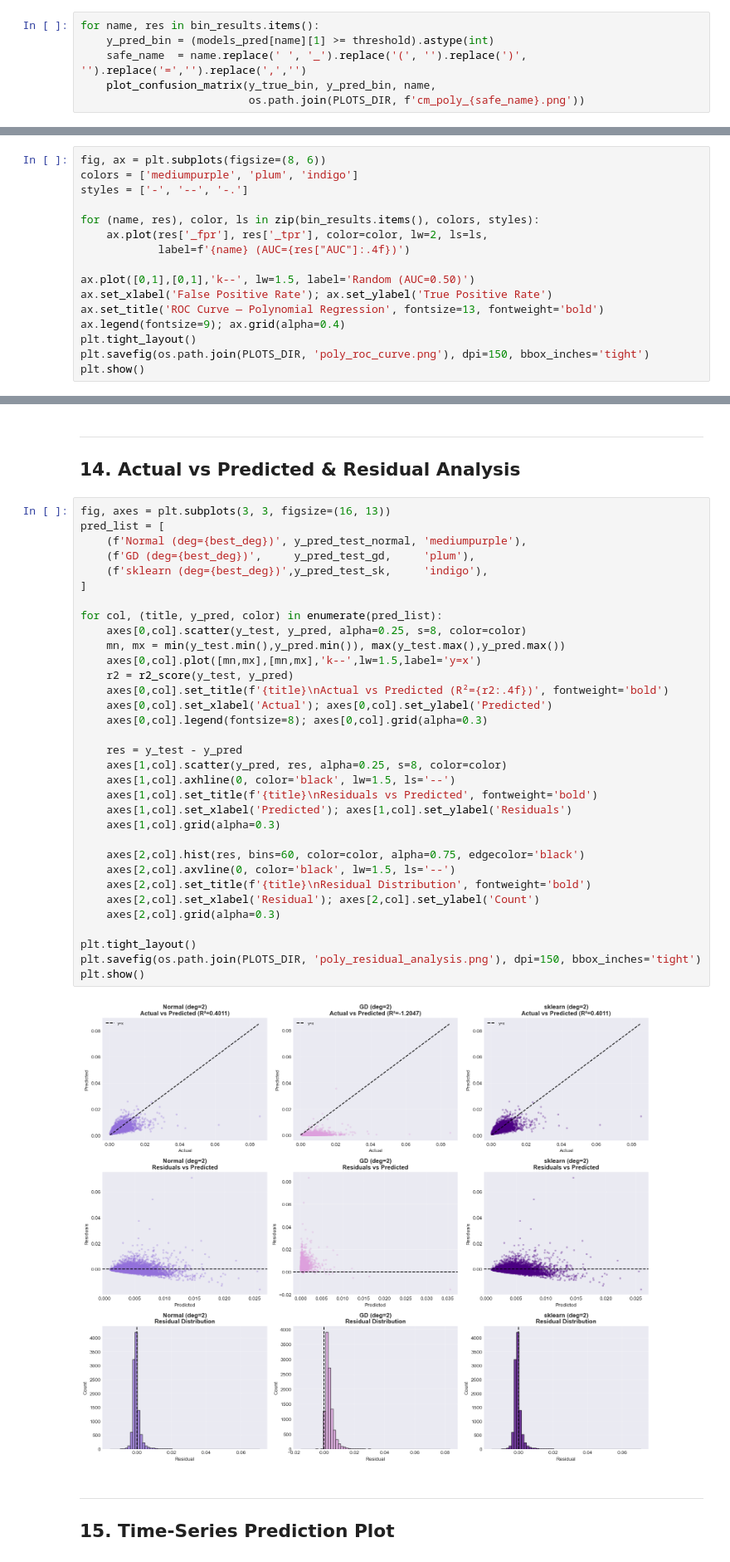
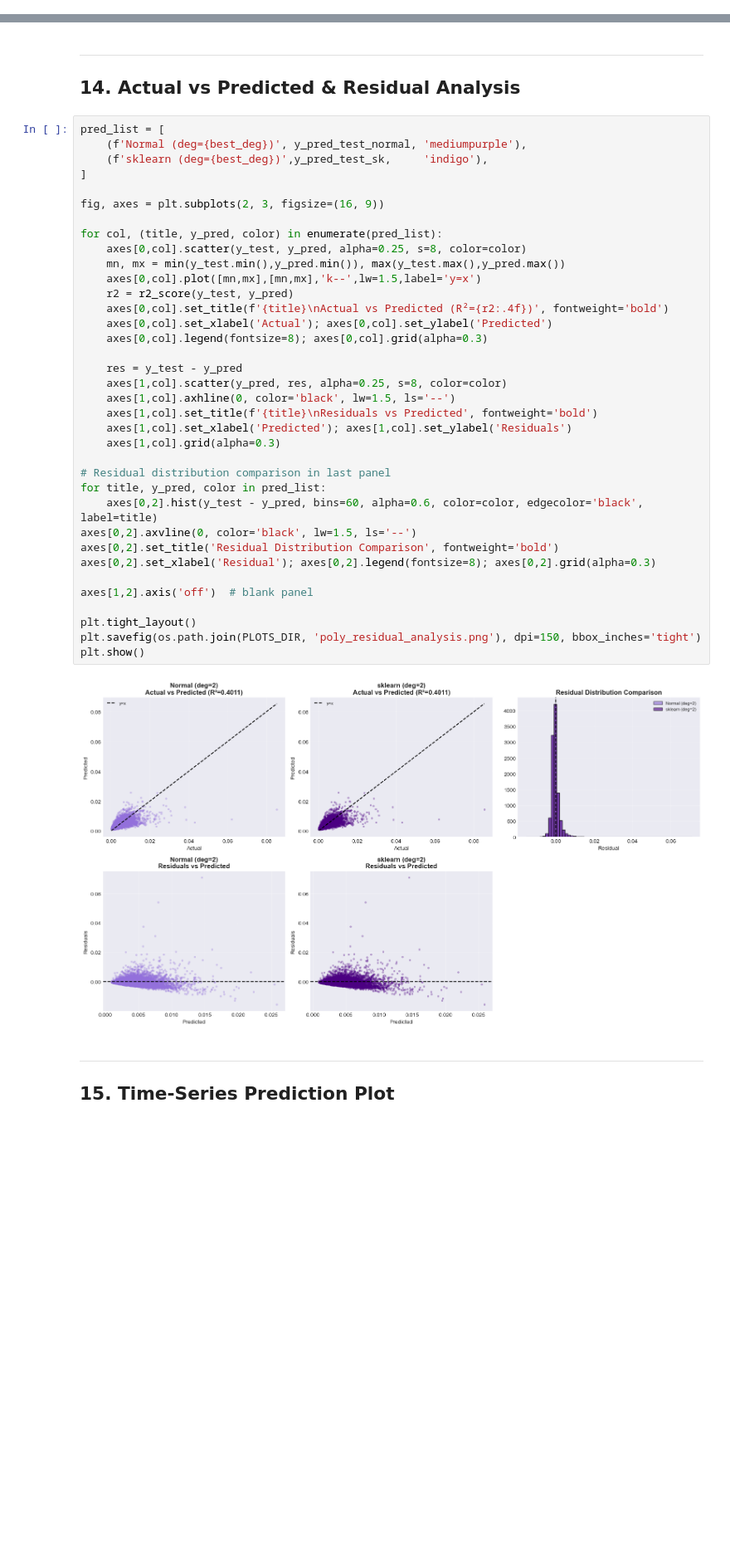
Before and after one commit to mihiniboteju/cryptoflow, a Jupyter notebook: Notebooks/4C_polynomial_regression.ipynb, the cells around one changed output, grey strips where cells are left out. Shown at 83% size. Drawn from its saved outputs; the diff is of its cells as text; blank space fills up the shorter version.

```diff
--- a/Notebooks/4C_polynomial_regression.ipynb
+++ b/Notebooks/4C_polynomial_regression.ipynb
@@ -584,6 +471,0 @@ Poly sklearn (deg=2)          4908.0  2647.0  2670.0   410.0    0.7104     0.647
-# %%
-for name, res in bin_results.items():
-    y_pred_bin = (models_pred[name][1] >= threshold).astype(int)
-    safe_name  = name.replace(' ', '_').replace('(', '').replace(')', '').replace('=','').replace(',','')
-    plot_confusion_matrix(y_true_bin, y_pred_bin, name,
-                          os.path.join(PLOTS_DIR, f'cm_poly_{safe_name}.png'))
@@ -600,16 +471,0 @@ Saved: d:\ML\Project-Including model training\cryptoflow\plots\cm_poly_Poly_skle
-# %%
-fig, ax = plt.subplots(figsize=(8, 6))
-colors = ['mediumpurple', 'plum', 'indigo']
-styles = ['-', '--', '-.']
-
-for (name, res), color, ls in zip(bin_results.items(), colors, styles):
-    ax.plot(res['_fpr'], res['_tpr'], color=color, lw=2, ls=ls,
-            label=f'{name} (AUC={res["AUC"]:.4f})')
-
-ax.plot([0,1],[0,1],'k--', lw=1.5, label='Random (AUC=0.50)')
-ax.set_xlabel('False Positive Rate'); ax.set_ylabel('True Positive Rate')
-ax.set_title('ROC Curve — Polynomial Regression', fontsize=13, fontweight='bold')
-ax.legend(fontsize=9); ax.grid(alpha=0.4)
-plt.tight_layout()
-plt.savefig(os.path.join(PLOTS_DIR, 'poly_roc_curve.png'), dpi=150, bbox_inches='tight')
-plt.show()
@@ -645,40 +489,43 @@ plt.show()
 ---
 ## 14. Actual vs Predicted & Residual Analysis
 # %%
-fig, axes = plt.subplots(3, 3, figsize=(16, 13))
 pred_list = [
     (f'Normal (deg={best_deg})', y_pred_test_normal, 'mediumpurple'),
-    (f'GD (deg={best_deg})',     y_pred_test_gd,     'plum'),
     (f'sklearn (deg={best_deg})',y_pred_test_sk,     'indigo'),
 ]
+
+fig, axes = plt.subplots(2, 3, figsize=(16, 9))
 
 for col, (title, y_pred, color) in enumerate(pred_list):
     axes[0,col].scatter(y_test, y_pred, alpha=0.25, s=8, color=color)
     mn, mx = min(y_test.min(),y_pred.min()), max(y_test.max(),y_pred.max())
     axes[0,col].plot([mn,mx],[mn,mx],'k--',lw=1.5,label='y=x')
     r2 = r2_score(y_test, y_pred)
     axes[0,col].set_title(f'{title}\nActual vs Predicted (R²={r2:.4f})', fontweight='bold')
     axes[0,col].set_xlabel('Actual'); axes[0,col].set_ylabel('Predicted')
     axes[0,col].legend(fontsize=8); axes[0,col].grid(alpha=0.3)
 
     res = y_test - y_pred
     axes[1,col].scatter(y_pred, res, alpha=0.25, s=8, color=color)
     axes[1,col].axhline(0, color='black', lw=1.5, ls='--')
     axes[1,col].set_title(f'{title}\nResiduals vs Predicted', fontweight='bold')
     axes[1,col].set_xlabel('Predicted'); axes[1,col].set_ylabel('Residuals')
     axes[1,col].grid(alpha=0.3)
 
-    axes[2,col].hist(res, bins=60, color=color, alpha=0.75, edgecolor='black')
-    axes[2,col].axvline(0, color='black', lw=1.5, ls='--')
-    axes[2,col].set_title(f'{title}\nResidual Distribution', fontweight='bold')
-    axes[2,col].set_xlabel('Residual'); axes[2,col].set_ylabel('Count')
-    axes[2,col].grid(alpha=0.3)
+# Residual distribution comparison in last panel
+for title, y_pred, color in pred_list:
+    axes[0,2].hist(y_test - y_pred, bins=60, alpha=0.6, color=color, edgecolor='black', label=title)
+axes[0,2].axvline(0, color='black', lw=1.5, ls='--')
+axes[0,2].set_title('Residual Distribution Comparison', fontweight='bold')
+axes[0,2].set_xlabel('Residual'); axes[0,2].legend(fontsize=8); axes[0,2].grid(alpha=0.3)
+
+axes[1,2].axis('off')  # blank panel
 
 plt.tight_layout()
 plt.savefig(os.path.join(PLOTS_DIR, 'poly_residual_analysis.png'), dpi=150, bbox_inches='tight')
 plt.show()
 # %% [output]
-[figure, old version]
+[figure, new version]
 # %% [markdown]
 ---
 ## 15. Time-Series Prediction Plot
```
Also changed, not shown: parts of 22 cells of this notebook.
